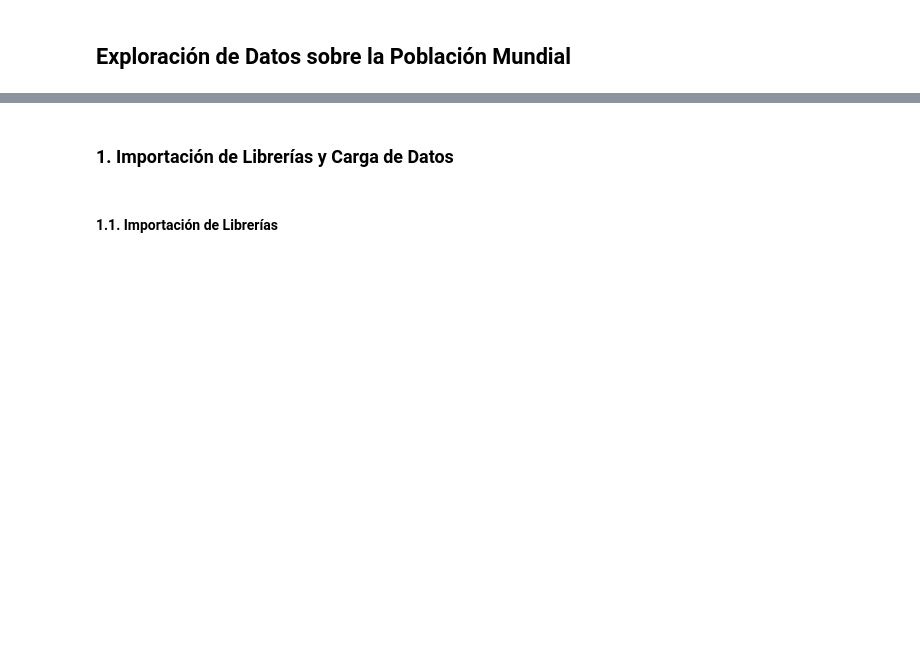
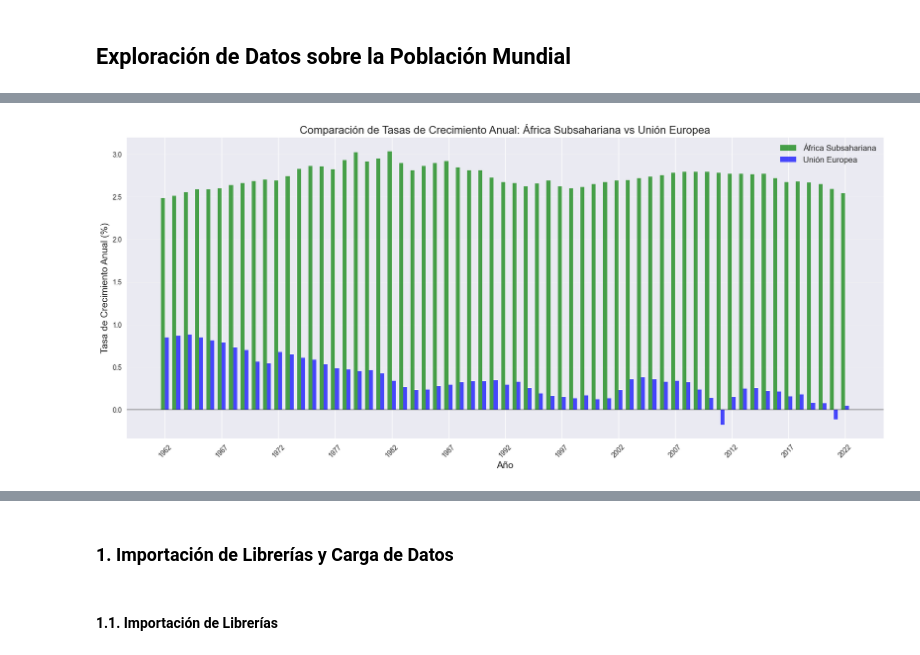
Before and after one commit to Bootcamp-IA-P4/world-population-migration-eda, a Jupyter notebook: population_eda.ipynb, the cells around one changed output, grey strips where cells are left out. Drawn from its saved outputs; the diff is of its cells as text; code cells hidden in the pictures; blank space fills up the shorter version.

```diff
--- a/population_eda.ipynb
+++ b/population_eda.ipynb
@@ -2,0 +22,6 @@
+# %%
+#  Cargar el archivo CSV en un DataFrame de Pandas
+df = pd.read_csv('data/world_population.csv')
+
+# Mostrar cuantas filas y columnas tiene el DataFrame
+print(f"El DataFrame tiene {df.shape[0]} filas y {df.shape[1]} columnas.")
@@ -2,0 +571,13 @@
+# %%
+africa_subsahariana['Growth_Rate'] = africa_subsahariana['Population'].pct_change() * 100
+union_europea['Growth_Rate'] = union_europea['Population'].pct_change() * 100
+
+# Eliminar el primer año que tendrá un valor NaN
+africa_subsahariana = africa_subsahariana.dropna()
+union_europea = union_europea.dropna()
+
+# Verificar los cálculos
+print("Tasas de crecimiento para África Subsahariana:")
+print(africa_subsahariana[['Country Name', 'Year', 'Population', 'Growth_Rate']].head(5))
+print("\nTasas de crecimiento para Unión Europea:")
+print(union_europea[['Country Name', 'Year', 'Population', 'Growth_Rate']].head(5))
@@ -2,0 +600,40 @@
+# %%
+# Creamos figura
+plt.figure(figsize=(20, 8))
+
+# Filtrar los dataframes para incluir solo los años comunes
+africa_filtered = africa_subsahariana[africa_subsahariana['Year'].isin(common_years)]
+eu_filtered = union_europea[union_europea['Year'].isin(common_years)]
+
+# Preparar las posiciones de las barras
+x = np.arange(len(common_years))
+width = 0.35
+
+# Dibujar las barras
+plt.bar(x - width/2, africa_filtered['Growth_Rate'].values, width,
+        label='África Subsahariana', color='green', alpha=0.7)
+plt.bar(x + width/2, eu_filtered['Growth_Rate'].values, width,
+        label='Unión Europea', color='blue', alpha=0.7)
+
+# Añadir línea horizontal en cero
+plt.axhline(y=0, color='black', linestyle='-', alpha=0.3)
+
+# Personalizar el gráfico
+plt.title('Comparación de Tasas de Crecimiento Anual: África Subsahariana vs Unión Europea',
+          fontsize=16)
+plt.xlabel('Año', fontsize=14)
+plt.ylabel('Tasa de Crecimiento Anual (%)', fontsize=14)
+
+# Mostrar solo algunos años en el eje X para evitar saturación
+years_to_show = common_years[::5]
+ticks_positions = [list(common_years).index(year) for year in years_to_show]
+plt.xticks(ticks_positions, years_to_show, rotation=45)
+
+# Añadir cuadrícula
+plt.grid(True, alpha=0.3, axis='y')
+plt.legend(fontsize=12)
+
+# Mostrar el gráfico
+plt.show()
+# %% [output]
+[figure, added]
```
Also changed, not shown: parts of 57 cells of this notebook.
